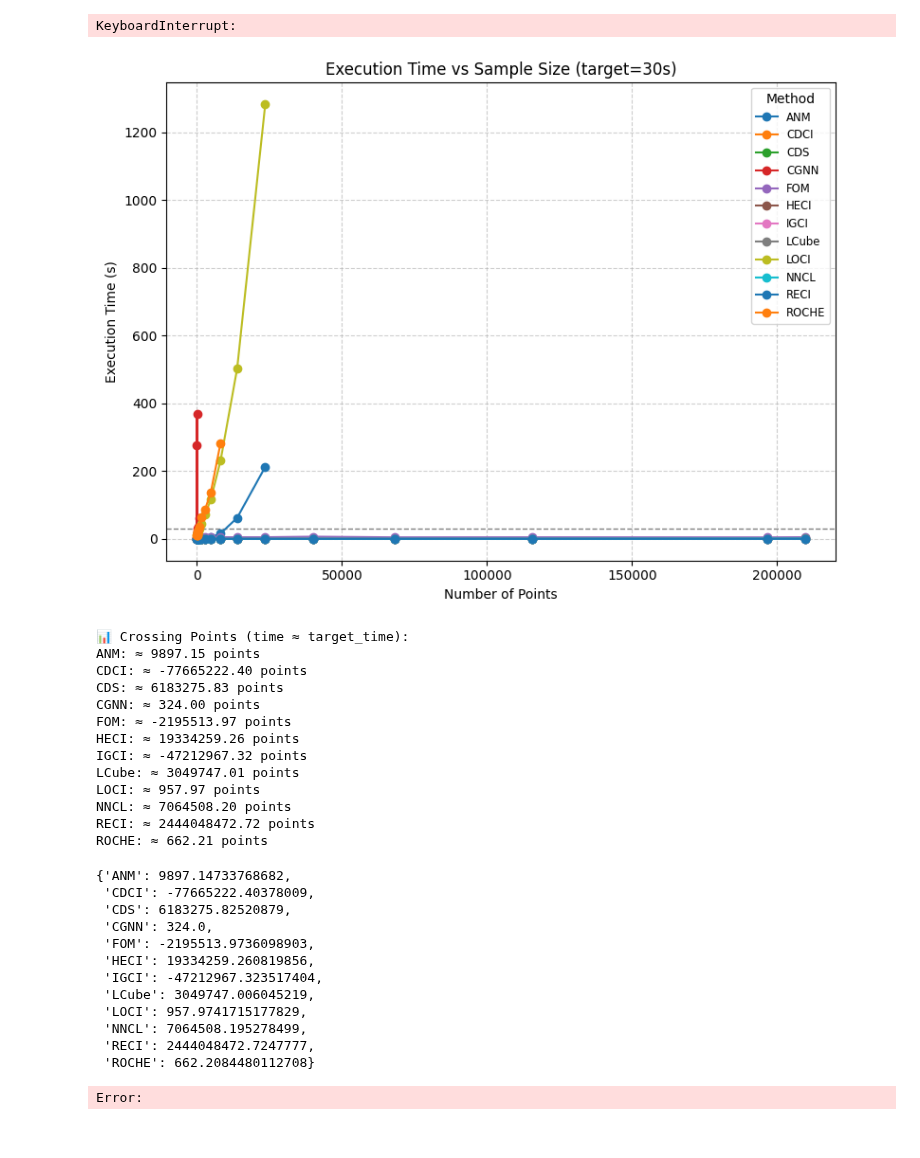
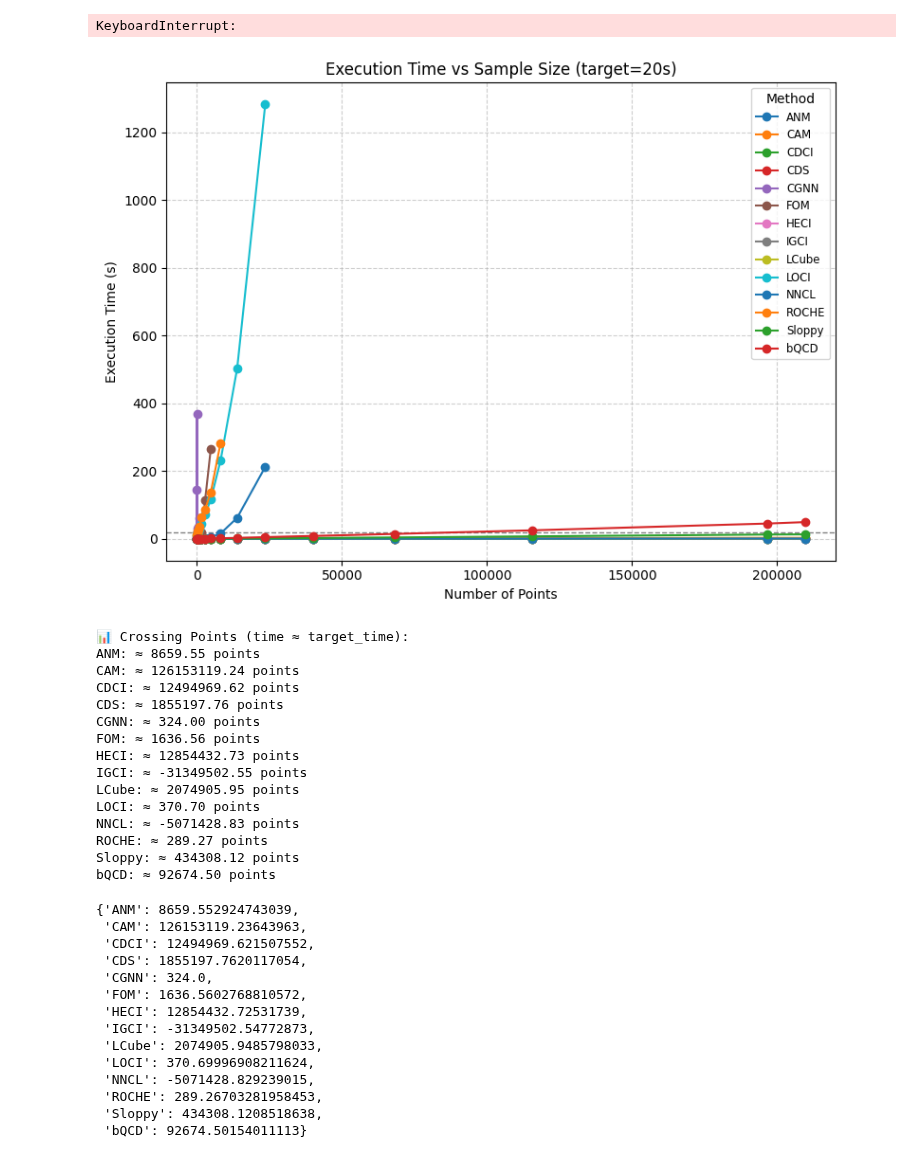
Before and after one commit to tiagobrogueira/Causal-Discovery-In-Exchangeable-Data, a Jupyter notebook: bicausal/time.ipynb, the cells around one changed output. Saved outputs shown, nothing was run; the diff lists cells and outputs as text; code cells hidden in the pictures.

```diff
--- a/bicausal/time.ipynb
+++ b/bicausal/time.ipynb
@@ -53,32 +87,35 @@ benchmark_function(cgnn,test_file,overwrite=True,train_epochs=10,nruns=3,test_ep
 ⏱ Running CGNN with 1645 points...
 KeyboardInterrupt:
 # %%
-plot_execution_times(target_time=30)
+plot_execution_times(target_time=20)
 # %% [output]
-[figure, old version]
+[figure, new version]
 📊 Crossing Points (time ≈ target_time):
-ANM: ≈ 9897.15 points
-CDCI: ≈ -77665222.40 points
-CDS: ≈ 6183275.83 points
+ANM: ≈ 8659.55 points
+CAM: ≈ 126153119.24 points
+CDCI: ≈ 12494969.62 points
+CDS: ≈ 1855197.76 points
 CGNN: ≈ 324.00 points
-FOM: ≈ -2195513.97 points
-HECI: ≈ 19334259.26 points
-IGCI: ≈ -47212967.32 points
-LCube: ≈ 3049747.01 points
-LOCI: ≈ 957.97 points
-NNCL: ≈ 7064508.20 points
-RECI: ≈ 2444048472.72 points
-ROCHE: ≈ 662.21 points
+FOM: ≈ 1636.56 points
+HECI: ≈ 12854432.73 points
+IGCI: ≈ -31349502.55 points
+LCube: ≈ 2074905.95 points
+LOCI: ≈ 370.70 points
+NNCL: ≈ -5071428.83 points
+ROCHE: ≈ 289.27 points
+Sloppy: ≈ 434308.12 points
+bQCD: ≈ 92674.50 points
-{'ANM': 9897.14733768682,
- 'CDCI': -77665222.40378009,
- 'CDS': 6183275.82520879,
+{'ANM': 8659.552924743039,
+ 'CAM': 126153119.23643963,
+ 'CDCI': 12494969.621507552,
+ 'CDS': 1855197.7620117054,
  'CGNN': 324.0,
- 'FOM': -2195513.9736098903,
- 'HECI': 19334259.260819856,
- 'IGCI': -47212967.323517404,
- 'LCube': 3049747.006045219,
- 'LOCI': 957.9741715177829,
- 'NNCL': 7064508.195278499,
- 'RECI': 2444048472.7247777,
- 'ROCHE': 662.2084480112708}
+ 'FOM': 1636.5602768810572,
+ 'HECI': 12854432.72531739,
+ 'IGCI': -31349502.54772873,
+ 'LCube': 2074905.9485798033,
+ 'LOCI': 370.69996908211624,
+ 'NNCL': -5071428.829239015,
+ 'ROCHE': 289.26703281958453,
+ 'Sloppy': 434308.1208518638,
+ 'bQCD': 92674.50154011113}
-Error:
```
Also changed, not shown: parts of 1 cell of this notebook, 11 other files.
